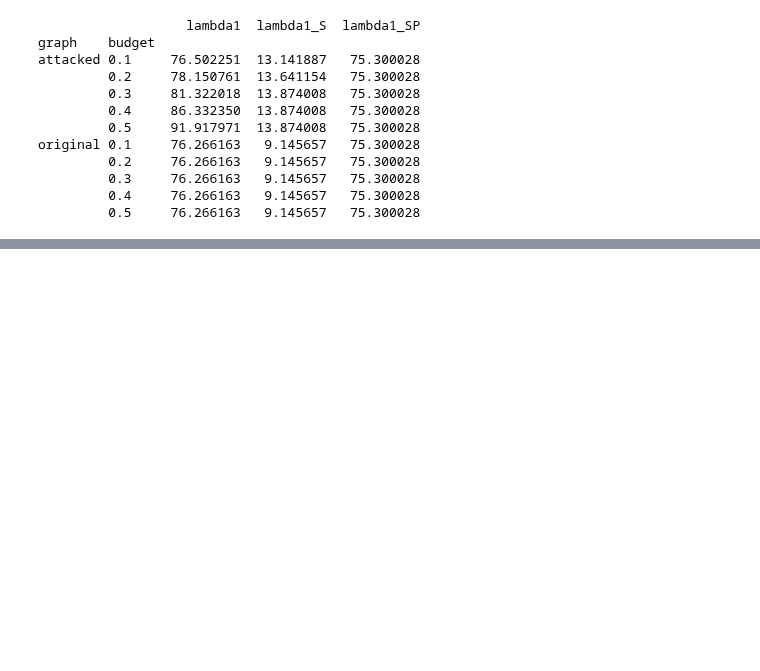
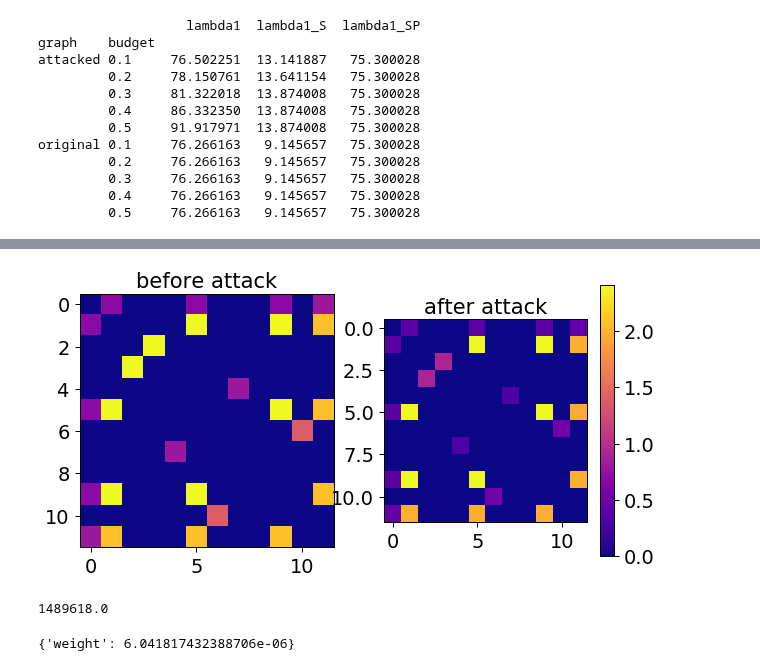
Before and after one commit to marsplus/attack-graph-code, a Jupyter notebook: src/data-analysis.ipynb, the cells around one changed output, grey strips where cells are left out. Cells and saved outputs as stored; diff of their text form; code cells hidden in the pictures; blank space fills up the shorter version.

```diff
--- a/src/data-analysis.ipynb
+++ b/src/data-analysis.ipynb
@@ -515,0 +404,44 @@ plt.tight_layout()
+# %%
+## visualize the adjacency matrix before and after the attack
+
+def plot_adj_matrices(A, attacked_A):
+    fig, axes = plt.subplots(1, 2, figsize=(10, 5))
+    p0 = axes[0].imshow(A, cmap='plasma')
+    axes[0].set_title('before attack')
+#     fig.colorbar(p0, ax=axes[0])
+    p1 = axes[1].imshow(attacked_A, cmap='plasma')
+    im = axes[1].set_title('after attack')
+    fig.colorbar(p1, ax=axes[1])
+
+#     fig.subplots_adjust(right=0.8)
+#     cbar_ax = fig.add_axes([0.85, 0.15, 0.05, 0.7])
+#     fig.colorbar(im, ax=cbar_ax)
+
+graph_type = 'Protein'
+graph_weight = 'weighted'
+numExp = 1 if graph_type in ['Email', 'Airport', 'Protein'] else 30
+exp = 0 if graph_type in ['Email', 'Airport'] else 10
+Key = 'equalAlpha'
+budget = 0.5
+
+with open('../result/{}/min_eigcent_SP/{}_numExp_{}_ret_{}.p'.format(graph_weight, graph_type, numExp, Key), 'rb') as fid:
+    data = pickle.load(fid)
+Attacker = data[budget][0][-1]
+
+A_attacked = Attacker.get_attacked_adj()
+A = Attacker.original_adj
+
+# A_attacked /= A_attacked.max()
+# A  /= A.max()
+
+S_attacked = get_submatrix(A_attacked, Attacker.S, Attacker.S)
+S = get_submatrix(A, Attacker.S, Attacker.S)
+
+bound_attacked = get_submatrix(A_attacked, Attacker.S, Attacker.S_prime)
+bound  = get_submatrix(A, Attacker.S, Attacker.S_prime)
+
+# new_idx = torch.cat((Attacker.S, Attacker.S_prime)).numpy()
+new_idx = Attacker.S.numpy()
+plot_adj_matrices(A.numpy()[np.ix_(new_idx, new_idx)], A_attacked.numpy()[np.ix_(new_idx, new_idx)])
+# %% [output]
+[figure, added]
@@ -515,0 +460,4 @@ plt.tight_layout()
+# %%
+nx.adjacency_matrix(G).todense().max()
+# %% [output]
+1489618.0
@@ -515,0 +476,4 @@ plt.tight_layout()
+# %%
+G[0][1]
+# %% [output]
+{'weight': 6.041817432388706e-06}
```
Also changed, not shown: parts of 18 cells of this notebook, 5 other files.
